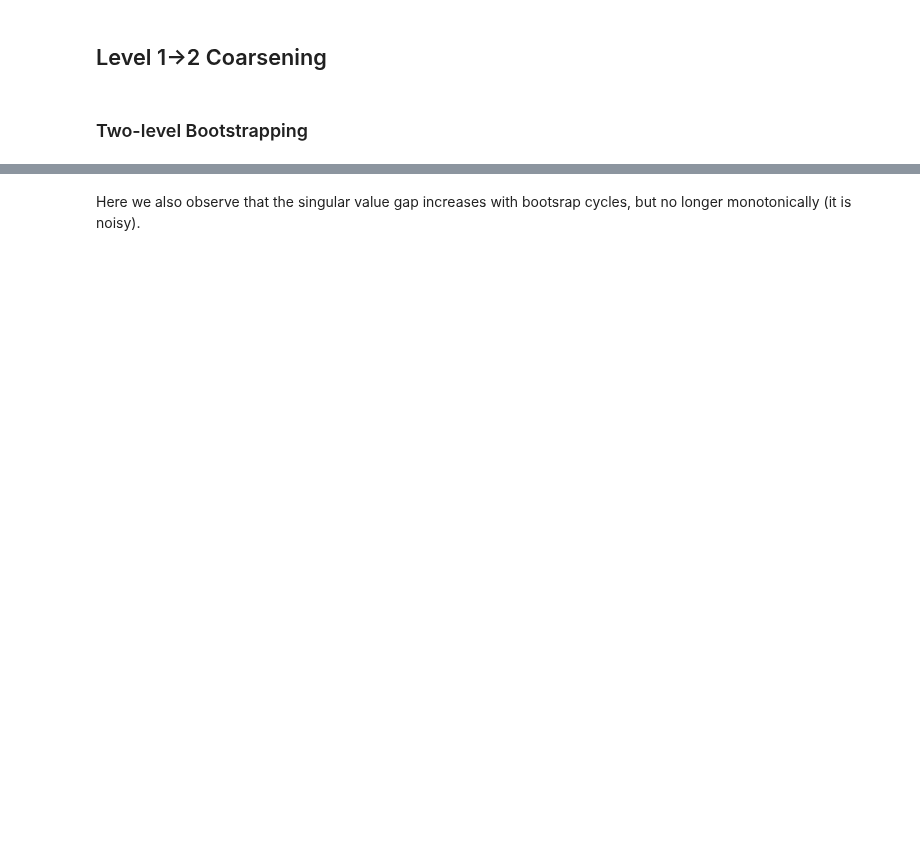
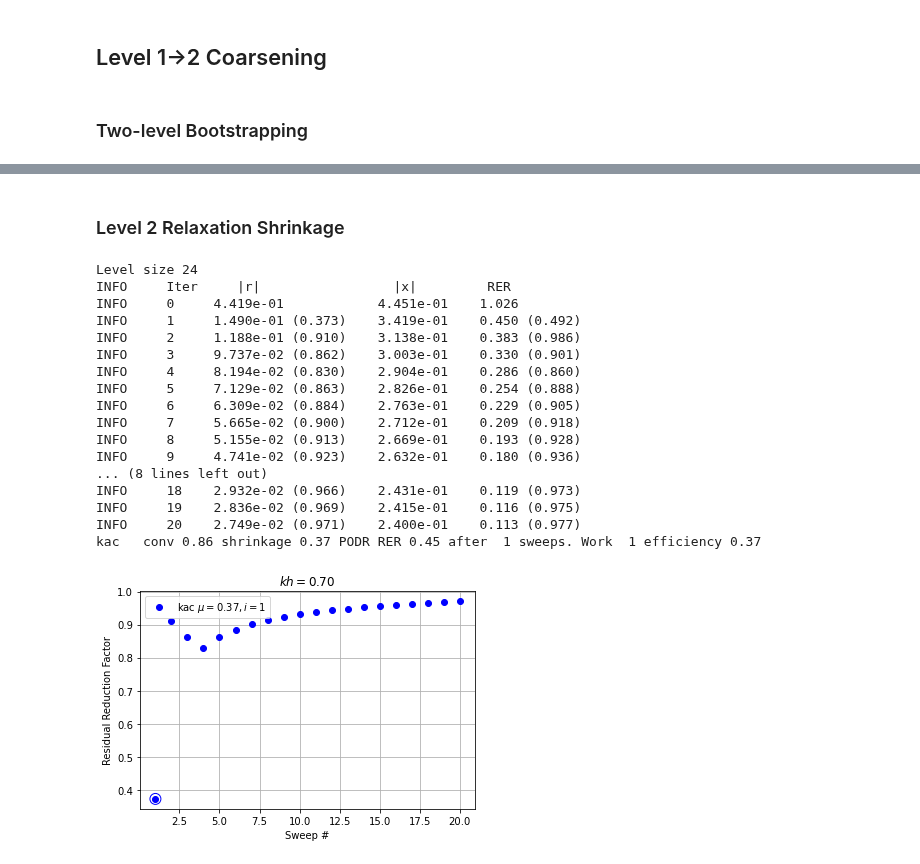
Before and after one commit to 436ahsan/Helmholtz, a Jupyter notebook: notebooks/multilevel_uniform_agg_size.ipynb, the cells around one changed output, grey strips where cells are left out. Saved outputs shown, nothing was run; the diff lists cells and outputs as text; code cells hidden in the pictures; blank space fills up the shorter version.

```diff
--- a/notebooks/multilevel_uniform_agg_size.ipynb
+++ b/notebooks/multilevel_uniform_agg_size.ipynb
@@ -157,7 +153,9 @@ nu_values = np.arange(1, 6, dtype=int)
 # TODO: determine this based on cycle index.
 max_conv_factor = 0.3
 
+coarsener = hm.setup.coarsening_uniform.UniformCoarsener(level, x, aggregate_size_values, nu_values)
 r, aggregate_size, nc, cr, mean_energy_error, nu, mock_conv, mock_work, mock_efficiency = \
-    hm.setup.coarsening_uniform.get_optimal_coarsening(
-        level, x, aggregate_size_values, nu_values, max_conv_factor=max_conv_factor)
+    coarsener.get_optimal_coarsening(max_conv_factor)
+print("kh {:.2f} R {} a {} nc {} cr {:.2f} mean_energy_error {:.4f}; mock cycle nu {} conv {:.2f} efficiency {:.2f}".format(
+  kh, r.shape, aggregate_size, nc, cr, mean_energy_error, nu, mock_conv, mock_efficiency))
 # %% [output]
@@ -334,8 +346 @@ INFO     RER 7.761643
 INFO     --------------------------------------------------------------------------------
-# %%
-# Create a final R from the most updated TVs.
-x_fit, x_test = x[:, :-num_test_examples], x[:, -num_test_examples:]
-
-# Create the coarsening operator R.
-r, aggregates, nc, energy_error = hm.setup.coarsening.create_coarsening_domain(x_fit, threshold=threshold)
-r_log.append(r)
@@ -385,3 +347,47 @@ Step  4 s [1.    0.524 0.158 0.006] Energy error [0.48  0.139 0.005 0.   ]
-# %% [markdown]
-Here we also observe that the singular value gap increases with bootsrap cycles, but no longer monotonically (it is noisy).
+# %% [markdown]
+### Level 2 Relaxation Shrinkage
+# %%
+level = multilevel.level[1]
+print("Level size {}".format(level.size))
+a = level.a
+x_random = hm.solve.run.random_test_matrix((a.shape[0],), num_examples=num_examples)
+b = np.zeros_like(x_random)
+
+work = 1
+fig, ax = plt.subplots(1, 1, figsize=(6, 4))
+title = "kac"
+relax = kaczmarz
+color = "blue"
+
+relax = lambda x, b: level.relax(x, b)
+factor, num_sweeps, residual, conv, rer, conv_factor = hm.solve.smoothing.shrinkage_factor(
+    level.operator, relax, (a.shape[0], ), print_frequency=1, max_sweeps=20, slow_conv_factor=2,
+    num_examples=5)
+hm.solve.smoothing.plot_diminishing_returns_point(factor, num_sweeps, conv, ax, title=title, color=color)
+print("{:<5s} conv {:.2f} shrinkage {:.2f} PODR RER {:.2f} after {:>2d} sweeps. Work {:>2d} efficiency {:.2f}".format(
+    title, conv_factor, factor, np.mean(rer[num_sweeps]), num_sweeps, work, np.mean(residual[num_sweeps] / residual[0]) ** (1/(num_sweeps * work))))
+
+ax.set_title(r"$kh = {:.2f}$".format(kh))
+ax.legend();
+
+nu_coarsest = num_sweeps
+# %% [output]
+Level size 24
+INFO     Iter     |r|                 |x|         RER
+INFO     0     4.419e-01            4.451e-01    1.026
+INFO     1     1.490e-01 (0.373)    3.419e-01    0.450 (0.492)
+INFO     2     1.188e-01 (0.910)    3.138e-01    0.383 (0.986)
+INFO     3     9.737e-02 (0.862)    3.003e-01    0.330 (0.901)
+INFO     4     8.194e-02 (0.830)    2.904e-01    0.286 (0.860)
+INFO     5     7.129e-02 (0.863)    2.826e-01    0.254 (0.888)
+INFO     6     6.309e-02 (0.884)    2.763e-01    0.229 (0.905)
+INFO     7     5.665e-02 (0.900)    2.712e-01    0.209 (0.918)
+INFO     8     5.155e-02 (0.913)    2.669e-01    0.193 (0.928)
+INFO     9     4.741e-02 (0.923)    2.632e-01    0.180 (0.936)
+... (8 lines left out)
+INFO     18    2.932e-02 (0.966)    2.431e-01    0.119 (0.973)
+INFO     19    2.836e-02 (0.969)    2.415e-01    0.116 (0.975)
+INFO     20    2.749e-02 (0.971)    2.400e-01    0.113 (0.977)
+kac   conv 0.86 shrinkage 0.37 PODR RER 0.45 after  1 sweeps. Work  1 efficiency 0.37
+[figure, added]
 # %%
```
Also changed, not shown: parts of 23 cells of this notebook, 6 other files.
